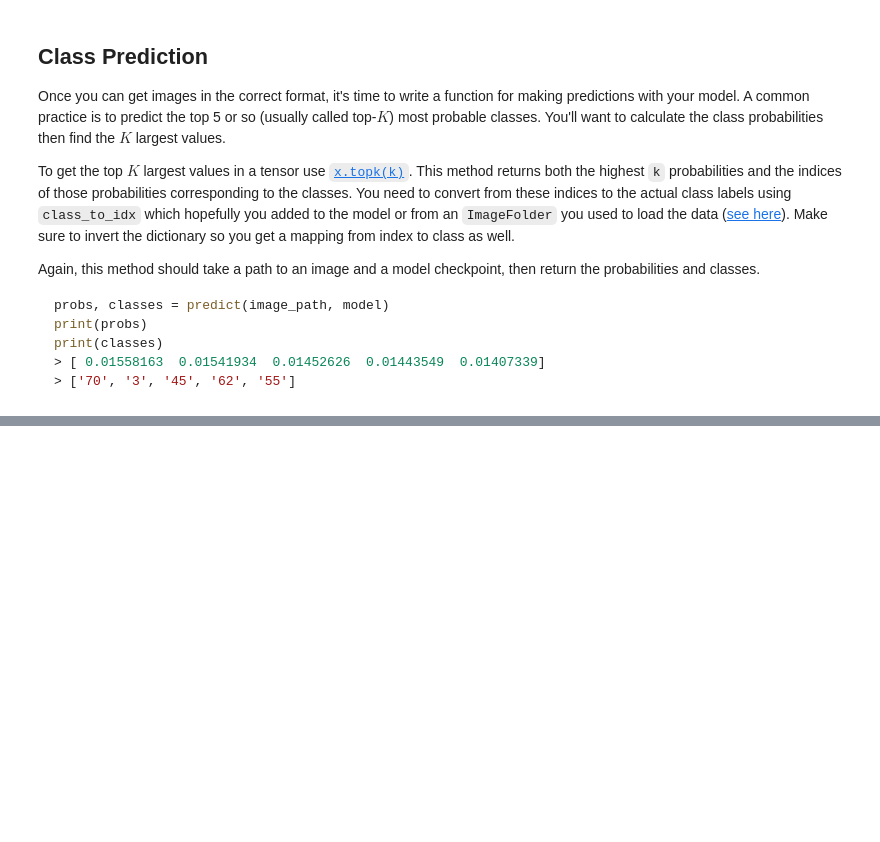
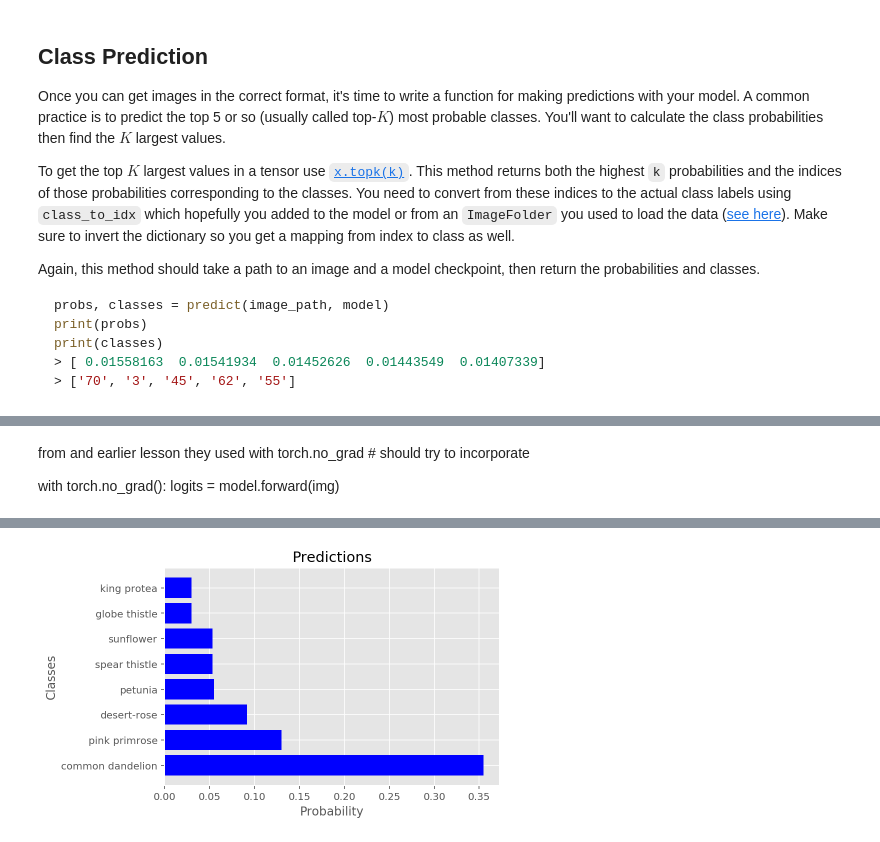
Before and after one commit to OceanSeventyTwo/Nanodegree, a Jupyter notebook: projects/p2_image_classifier/Image Classifier Project.ipynb, the cells around one changed output, grey strips where cells are left out. Drawn from its saved outputs; the diff is of its cells as text; code cells hidden in the pictures; blank space fills up the shorter version.

```diff
--- a/projects/p2_image_classifier/Image Classifier Project.ipynb
+++ b/projects/p2_image_classifier/Image Classifier Project.ipynb
@@ -203,3 +684,10 @@ def predict(image_path, model, topk=5):
+# %% [markdown]
+from and earlier lesson they used with torch.no_grad  # should try to incorporate
+
+with torch.no_grad():
+    logits = model.forward(img)
+# %%
+cnames = [cat_to_name[str(x)] for x in (classes)]
 # %% [markdown]
 ## Sanity Checking
 
@@ -210,3 +698,25 @@ Now that you can use a trained model for predictions, check to make sure it make
 You can convert from the class integer encoding to actual flower names with the `cat_to_name.json` file (should have been loaded earlier in the notebook). To show a PyTorch tensor as an image, use the `imshow` function defined above.
 # %%
 # TODO: Display an image along with the top 5 classes
+# %%
+def pred_display(x,y):
+    ''' Display horizonal bar graph
+    '''
+    plt.style.use('ggplot')
+
+    x_pos = [i for i,_ in enumerate(x)]
+
+    plt.barh(x_pos, y, color='blue')
+    plt.ylabel("Classes")
+    plt.xlabel("Probability")
+    plt.title("Predictions")
+
+    plt.yticks(x_pos, x)
+
+    plt.show()
+
+    return
+# %%
+pred_display(cnames,probs)
+# %% [output]
+[figure, added]
```
Also changed, not shown: parts of 67 cells of this notebook, 3 other files.
